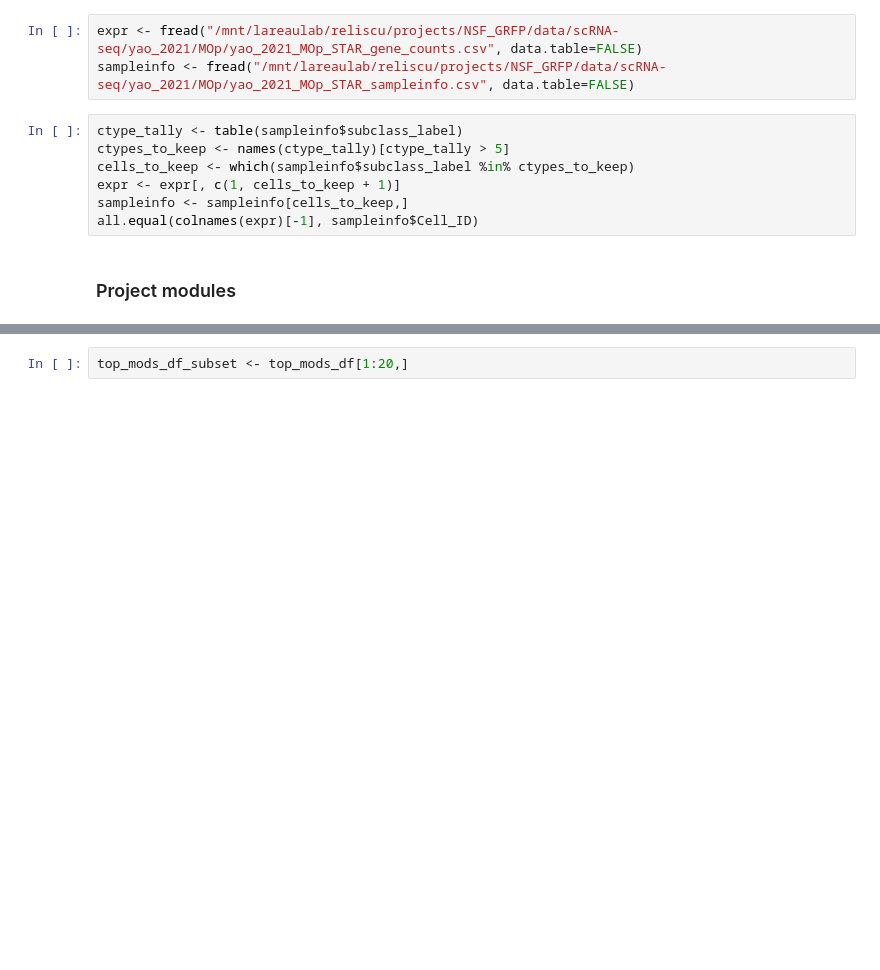
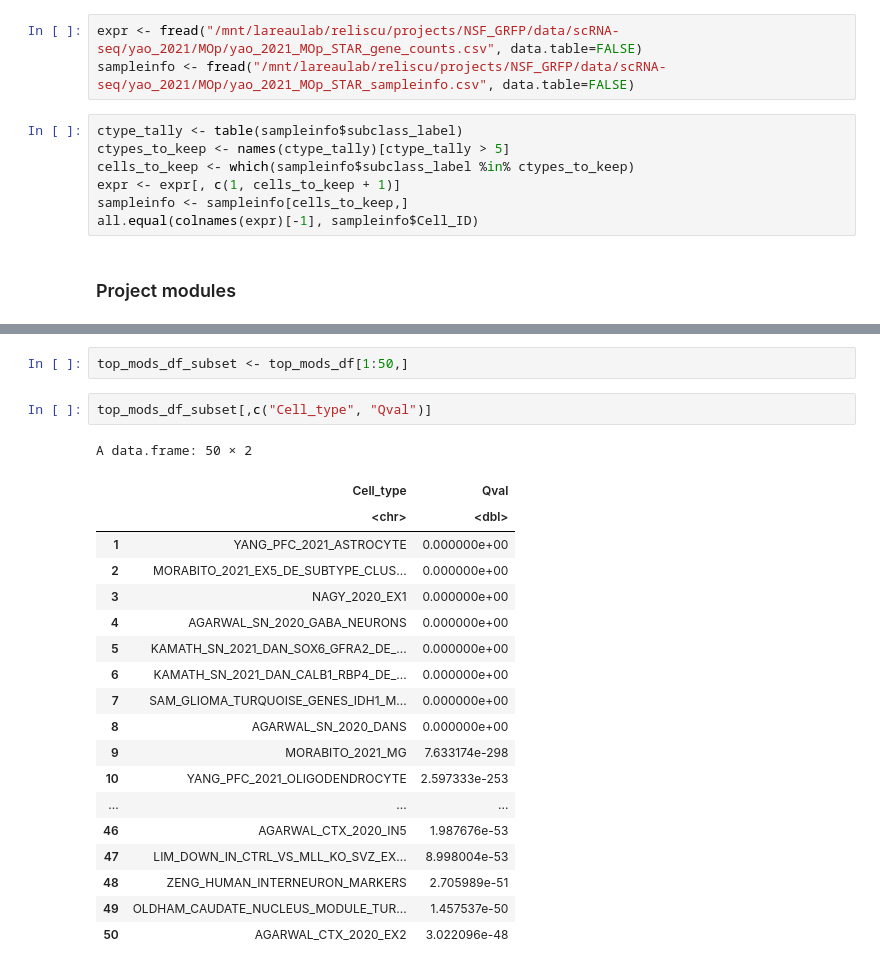
Before and after one commit to reliscu/bulk_splicing_GTEx_cortex, a Jupyter notebook: get_module_projections.ipynb, the cells around one changed output, grey strips where cells are left out. Cells and saved outputs as stored; diff of their text form; blank space fills up the shorter version.

```diff
--- a/get_module_projections.ipynb
+++ b/get_module_projections.ipynb
@@ -57,2 +33,24 @@ A data.frame: 20 × 5
 # %%
-top_mods_df_subset <- top_mods_df[1:20,]
+top_mods_df_subset <- top_mods_df[1:50,]
+# %%
+top_mods_df_subset[,c("Cell_type", "Qval")]
+# %% [output]
+A data.frame: 50 × 2
+|  | Cell_type | Qval |
+|  | <chr> | <dbl> |
+| 1 | YANG_PFC_2021_ASTROCYTE | 0.000000e+00 |
+| 2 | MORABITO_2021_EX5_DE_SUBTYPE_CLUS... | 0.000000e+00 |
+| 3 | NAGY_2020_EX1 | 0.000000e+00 |
+| 4 | AGARWAL_SN_2020_GABA_NEURONS | 0.000000e+00 |
+| 5 | KAMATH_SN_2021_DAN_SOX6_GFRA2_DE_... | 0.000000e+00 |
+| 6 | KAMATH_SN_2021_DAN_CALB1_RBP4_DE_... | 0.000000e+00 |
+| 7 | SAM_GLIOMA_TURQUOISE_GENES_IDH1_M... | 0.000000e+00 |
+| 8 | AGARWAL_SN_2020_DANS | 0.000000e+00 |
+| 9 | MORABITO_2021_MG | 7.633174e-298 |
+| 10 | YANG_PFC_2021_OLIGODENDROCYTE | 2.597333e-253 |
+| ... | ... | ... |
+| 46 | AGARWAL_CTX_2020_IN5 | 1.987676e-53 |
+| 47 | LIM_DOWN_IN_CTRL_VS_MLL_KO_SVZ_EX... | 8.998004e-53 |
+| 48 | ZENG_HUMAN_INTERNEURON_MARKERS | 2.705989e-51 |
+| 49 | OLDHAM_CAUDATE_NUCLEUS_MODULE_TUR... | 1.457537e-50 |
+| 50 | AGARWAL_CTX_2020_EX2 | 3.022096e-48 |
```
Also changed, not shown: parts of 4 cells of this notebook, 2 other files.
